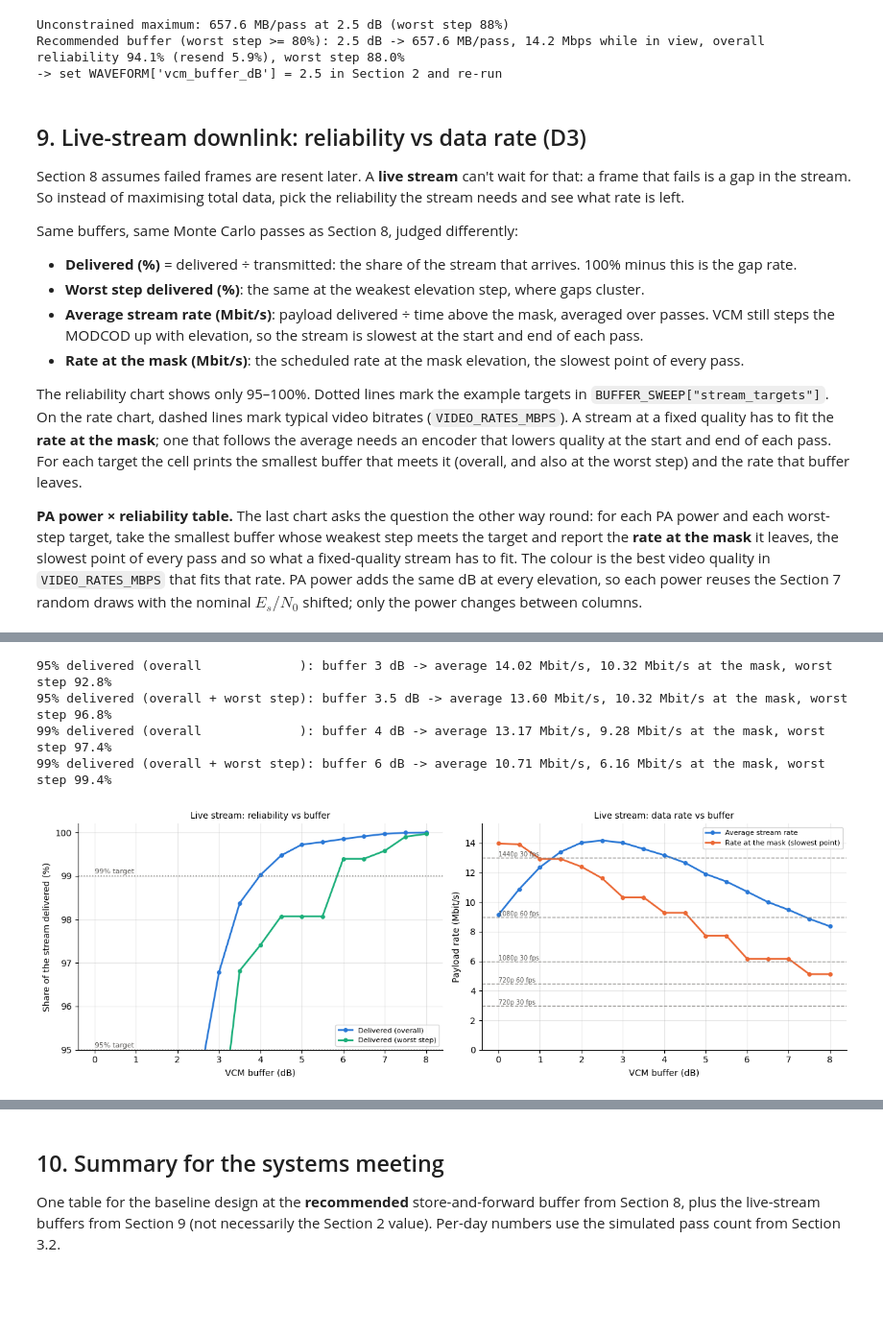
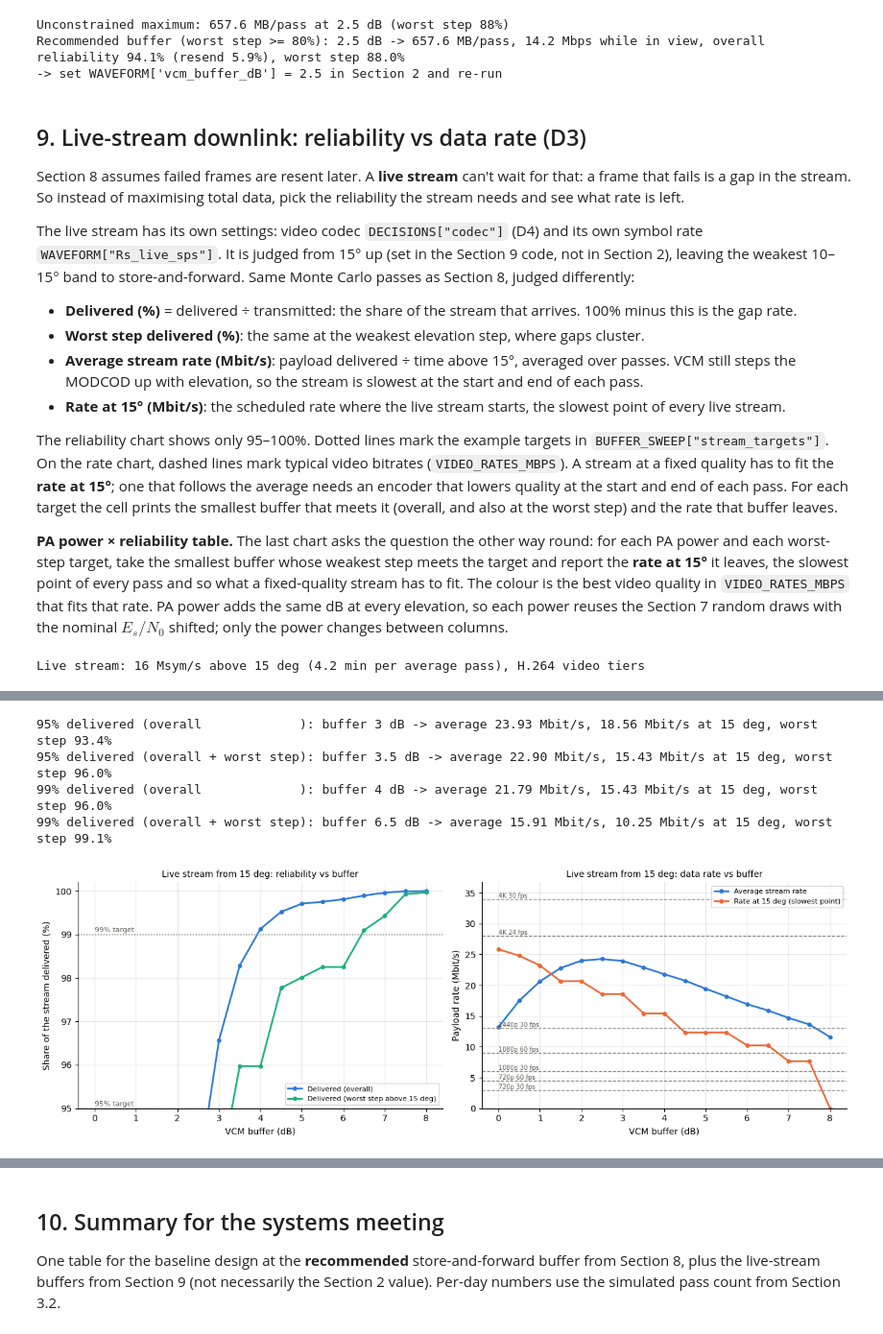
Before and after one commit to stanford-ssi/sats-monorepo, a Jupyter notebook: ground_station/Ground_Station_Link_Budget_v3_full.ipynb, the cells around one changed output, grey strips where cells are left out. Shown at 96% size. Cells and saved outputs as stored; diff of their text form; code cells hidden in the pictures; blank space fills up the shorter version.

```diff
--- a/ground_station/Ground_Station_Link_Budget_v3_full.ipynb
+++ b/ground_station/Ground_Station_Link_Budget_v3_full.ipynb
@@ -65,10 +66,12 @@ Every number the analysis uses lives here. To try a different scenario, edit a v
 # %%
 # Labels: (FIXED | ASSUMED | TBC, who to ask). "src:" is the one <parent folder>/<file> in the Project Janus drive behind the number (SYSTEMS PRESENTATIONS first).
 
-# ---- DECISIONS: baseline choice for D1; every section uses it, Section 6 sweeps alternatives ----
+# ---- DECISIONS: baseline choices for D1 and D4; Section 6 sweeps D1, Section 9 uses D4 ----
 DECISIONS = dict(
     pa_out_W = 1.5,     # (TBC, TT&C) D1: satellite PA RF output [W]. 1.5-2 W planned; S-band TX draws ~14 W DC at 2 W.
                         #   src: SYSTEMS PRESENTATIONS/SM-000004 [Systems Meeting 10_26 Slides].pptx, slide 34
+    codec    = "H.264", # (TBC, Unknown) D4: live-stream video codec, "H.264" or "H.265". H.265 needs ~half the bitrate but a
+                        #   hardware HEVC encoder on the payload processor (the CM5 has a decoder only).
 )
 
 # ---- SAT_S: satellite transmitter hardware (PA to antenna) and pointing ----
@@ -104,7 +107,8 @@ GS_S = dict(
 
 # ---- WAVEFORM: how bits are sent (DVB-S2 settings, VCM table, packet format) ----
 WAVEFORM = dict(
-    Rs_sps         = 8e6,    # (ASSUMED, Joel) fixed symbol rate, ~9.6 MHz occupied
+    Rs_sps         = 8e6,    # (ASSUMED, Joel) store-and-forward symbol rate, ~9.6 MHz occupied
+    Rs_live_sps    = 16e6,   # (TBC, Joel) live-stream symbol rate, ~19.2 MHz occupied; Section 9
     include_8psk   = True,   # (ASSUMED, Joel) False = QPSK-only VCM table
     impl_loss_dB   = 1.5,    # (TBC, TT&C) modem loss vs ideal DVB-S2 thresholds
     impl_extra_dB  = {"8PSK": 0.5},  # (TBC, TT&C) extra loss when using 8PSK: more sensitive to phase noise
@@ -160,15 +164,19 @@ BUFFER_SWEEP = dict(
 )
 
 # ---- VIDEO_RATES_MBPS: reference video bitrates drawn on the Section 9 rate chart [Mbit/s] ----
-# Typical H.264 live-streaming bitrates (YouTube / Twitch encoder guidance). H.265 needs roughly half.
+# Typical H.264 live-streaming bitrates (YouTube / Twitch encoder guidance), scaled for the codec in DECISIONS["codec"].
 # Detailed, fast-moving scenes (e.g. Earth from orbit) need the top of each range or more.
-VIDEO_RATES_MBPS = {     # (ASSUMED, Unknown)
+CODEC_FACTOR = {"H.264": 1.0, "H.265": 0.5}   # (ASSUMED, Unknown) H.265 needs roughly half the H.264 bitrate
+VIDEO_RATES_H264_MBPS = {     # (ASSUMED, Unknown)
     "720p 30 fps":  3.0,
     "720p 60 fps":  4.5,
     "1080p 30 fps": 6.0,
     "1080p 60 fps": 9.0,
     "1440p 30 fps": 13.0,
+    "4K 24 fps":    28.0,     # (ASSUMED, Unknown) 4K 30 fps scaled by ~0.85 for the lower frame rate
+    "4K 30 fps":    34.0,     # (ASSUMED, Unknown) top of the YouTube 2160p 30 fps live range (13-34 Mbit/s)
 }
+VIDEO_RATES_MBPS = {k: v*CODEC_FACTOR[DECISIONS["codec"]] for k, v in VIDEO_RATES_H264_MBPS.items()}
 
 # ---- Simulation settings (resolution only, not physics) ----
 SIM_DAYS = 30     # days of orbit simulated to collect passes over the GS (Section 3.2)
@@ -921,21 +950,27 @@ Recommended buffer (worst step >= 80%): 2.5 dB -> 657.6 MB/pass, 14.2 Mbps while
 ## 9. Live-stream downlink: reliability vs data rate (D3)
 Section 8 assumes failed frames are resent later. A **live stream** can't wait for that: a frame that fails is a gap in the stream. So instead of maximising total data, pick the reliability the stream needs and see what rate is left.
 
-Same buffers, same Monte Carlo passes as Section 8, judged differently:
+The live stream has its own settings: video codec `DECISIONS["codec"]` (D4) and its own symbol rate `WAVEFORM["Rs_live_sps"]`. It is judged from 15° up (set in the Section 9 code, not in Section 2), leaving the weakest 10–15° band to store-and-forward. Same Monte Carlo passes as Section 8, judged differently:
 - **Delivered (%)** = delivered ÷ transmitted: the share of the stream that arrives. 100% minus this is the gap rate.
 - **Worst step delivered (%)**: the same at the weakest elevation step, where gaps cluster.
-- **Average stream rate (Mbit/s)**: payload delivered ÷ time above the mask, averaged over passes. VCM still steps the MODCOD up with elevation, so the stream is slowest at the start and end of each pass.
-- **Rate at the mask (Mbit/s)**: the scheduled rate at the mask elevation, the slowest point of every pass.
+- **Average stream rate (Mbit/s)**: payload delivered ÷ time above 15°, averaged over passes. VCM still steps the MODCOD up with elevation, so the stream is slowest at the start and end of each pass.
+- **Rate at 15° (Mbit/s)**: the scheduled rate where the live stream starts, the slowest point of every live stream.
 
-The reliability chart shows only 95–100%. Dotted lines mark the example targets in `BUFFER_SWEEP["stream_targets"]`. On the rate chart, dashed lines mark typical video bitrates (`VIDEO_RATES_MBPS`). A stream at a fixed quality has to fit the **rate at the mask**; one that follows the average needs an encoder that lowers quality at the start and end of each pass. For each target the cell prints the smallest buffer that meets it (overall, and also at the worst step) and the rate that buffer leaves.
+The reliability chart shows only 95–100%. Dotted lines mark the example targets in `BUFFER_SWEEP["stream_targets"]`. On the rate chart, dashed lines mark typical video bitrates (`VIDEO_RATES_MBPS`). A stream at a fixed quality has to fit the **rate at 15°**; one that follows the average needs an encoder that lowers quality at the start and end of each pass. For each target the cell prints the smallest buffer that meets it (overall, and also at the worst step) and the rate that buffer leaves.
 
-**PA power × reliability table.** The last chart asks the question the other way round: for each PA power and each worst-step target, take the smallest buffer whose weakest step meets the target and report the **rate at the mask** it leaves, the slowest point of every pass and so what a fixed-quality stream has to fit. The colour is the best video quality in `VIDEO_RATES_MBPS` that fits that rate. PA power adds the same dB at every elevation, so each power reuses the Section 7 random draws with the nominal $E_s/N_0$ shifted; only the power changes between columns.
+**PA power × reliability table.** The last chart asks the question the other way round: for each PA power and each worst-step target, take the smallest buffer whose weakest step meets the target and report the **rate at 15°** it leaves, the slowest point of every pass and so what a fixed-quality stream has to fit. The colour is the best video quality in `VIDEO_RATES_MBPS` that fits that rate. PA power adds the same dB at every elevation, so each power reuses the Section 7 random draws with the nominal $E_s/N_0$ shifted; only the power changes between columns.
 # %%
-# ---- Live stream: the Section 8 sweep, read as reliability vs rate ----
-pass_time_s = len(SAMPLES)*DT_S/SAMPLES.attrs["n_passes"]          # mean time above the mask per pass [s]
-stream = sweep[["buffer_dB", "overall_rel", "worst_rel", "good_MB"]].copy()
-stream["avg_rate_Mbps"] = stream.good_MB*8/pass_time_s              # delivered payload rate while above the mask
-stream["rate_at_mask_Mbps"] = [RATE_BPS[vcm_schedule(bf)[1][0]]/1e6 for bf in stream.buffer_dB]   # slowest point
+# ---- Live stream: same Monte Carlo draws, at the live-stream symbol rate, judged from 15 deg up ----
+LIVE_RS = WAVEFORM["Rs_live_sps"]
+LIVE_EL = 15.0      # the live stream is judged from this elevation up; the weakest 10-15 deg band is left to store-and-forward
+s_live, d_live, k_live = scenario(Rs=LIVE_RS, min_el_deg=LIVE_EL)
+pass_time_s = len(s_live)*DT_S/s_live.attrs["n_passes"]             # mean live time per pass [s]
+stream = pd.DataFrame([dict(buffer_dB=bf, overall_rel=r["overall_rel"], worst_rel=r["worst_rel"], good_MB=r["good_MB"]*k_live)
+                       for bf in BUFFER_SWEEP["buffers_dB"] for r in [evaluate_buffer(s_live, bf, design=d_live)]])
+stream["avg_rate_Mbps"] = stream.good_MB*8/pass_time_s              # delivered payload rate while live
+stream["rate_at_mask_Mbps"] = [sched_rate_at(LIVE_EL, bf, d_live, k_live)/1e6 for bf in stream.buffer_dB]   # slowest point
+print(f"Live stream: {LIVE_RS/1e6:g} Msym/s above {LIVE_EL:g} deg ({pass_time_s/60:.1f} min per average pass), "
+      f"{DECISIONS['codec']} video tiers")
 
 display(stream.assign(delivered_pct=100*stream.overall_rel, worst_step_pct=100*stream.worst_rel)
               [["buffer_dB", "delivered_pct", "worst_step_pct", "avg_rate_Mbps", "rate_at_mask_Mbps"]]
@@ -950,30 +985,31 @@ for target in BUFFER_SWEEP["stream_targets"]:
             row = stream[ok].iloc[0]                                     # buffers are sorted, so the first is the smallest
             STREAM_PICKS[(target, label)] = row
             print(f"{target:.0%} delivered ({label:20s}): buffer {row.buffer_dB:g} dB -> average {row.avg_rate_Mbps:.2f} Mbit/s, "
-                  f"{row.rate_at_mask_Mbps:.2f} Mbit/s at the mask, worst step {row.worst_rel:.1%}")
+                  f"{row.rate_at_mask_Mbps:.2f} Mbit/s at {LIVE_EL:g} deg, worst step {row.worst_rel:.1%}")
         else:
             print(f"{target:.0%} delivered ({label}): not reached in the sweep; widen BUFFER_SWEEP['buffers_dB']")
 
 fig, (ax1, ax2) = plt.subplots(1, 2, figsize=(13, 4.5))
 # Left: how reliability rises with the buffer
 ax1.plot(stream.buffer_dB, 100*stream.overall_rel, color=SERIES[0], marker="o", ms=4, label="Delivered (overall)")
-ax1.plot(stream.buffer_dB, 100*stream.worst_rel, color=SERIES[2], marker="o", ms=4, label="Delivered (worst step)")
+ax1.plot(stream.buffer_dB, 100*stream.worst_rel, color=SERIES[2], marker="o", ms=4, label=f"Delivered (worst step above {LIVE_EL:g} deg)")
 for target in BUFFER_SWEEP["stream_targets"]:
     ax1.axhline(100*target, color=REF_GREY, ls=":", lw=1.2)
     ax1.text(stream.buffer_dB.min(), 100*target + 0.05, f"{target:.0%} target", fontsize=8, color="#52514e")
 ax1.set_ylim(95, 100.2)                                             # only the range that matters for a stream
 ax1.set_xlabel("VCM buffer (dB)"); ax1.set_ylabel("Share of the stream delivered (%)")
-ax1.set_title("Live stream: reliability vs buffer", fontsize=10); ax1.legend(fontsize=8, loc="lower right")
+ax1.set_title(f"Live stream from {LIVE_EL:g} deg: reliability vs buffer", fontsize=10); ax1.legend(fontsize=8, loc="lower right")
 # Right: what that costs in rate
 ax2.plot(stream.buffer_dB, stream.avg_rate_Mbps, color=SERIES[0], marker="o", ms=4, label="Average stream rate")
-ax2.plot(stream.buffer_dB, stream.rate_at_mask_Mbps, color=SERIES[1], marker="o", ms=4, label="Rate at the mask (slowest point)")
+ax2.plot(stream.buffer_dB, stream.rate_at_mask_Mbps, color=SERIES[1], marker="o", ms=4, label=f"Rate at {LIVE_EL:g} deg (slowest point)")
 for k, (name, mbps) in enumerate(VIDEO_RATES_MBPS.items()):         # what each rate means as video
     ax2.axhline(mbps, color=REF_GREY, ls="--", lw=1.0)
     ax2.text(stream.buffer_dB.min(), mbps, name, va="bottom", fontsize=7, color="#52514e")
 ax2.set_ylim(0, max(stream.avg_rate_Mbps.max(), stream.rate_at_mask_Mbps.max(), max(VIDEO_RATES_MBPS.values()))*1.08)
 ax2.set_xlabel("VCM buffer (dB)"); ax2.set_ylabel("Payload rate (Mbit/s)")
-ax2.set_title("Live stream: data rate vs buffer", fontsize=10); ax2.legend(fontsize=8)
+ax2.set_title(f"Live stream from {LIVE_EL:g} deg: data rate vs buffer", fontsize=10); ax2.legend(fontsize=8)
 plt.tight_layout(); plt.show()
 # %% [output]
+Live stream: 16 Msym/s above 15 deg (4.2 min per average pass), H.264 video tiers
 |  | delivered_pct | worst_step_pct | avg_rate_Mbps | rate_at_mask_Mbps |
 | buffer_dB |  |  |  |  |
@@ -997,6 +1033,6 @@ plt.tight_layout(); plt.show()
-95% delivered (overall             ): buffer 3 dB -> average 14.02 Mbit/s, 10.32 Mbit/s at the mask, worst step 92.8%
-95% delivered (overall + worst step): buffer 3.5 dB -> average 13.60 Mbit/s, 10.32 Mbit/s at the mask, worst step 96.8%
-99% delivered (overall             ): buffer 4 dB -> average 13.17 Mbit/s, 9.28 Mbit/s at the mask, worst step 97.4%
-99% delivered (overall + worst step): buffer 6 dB -> average 10.71 Mbit/s, 6.16 Mbit/s at the mask, worst step 99.4%
+95% delivered (overall             ): buffer 3 dB -> average 23.93 Mbit/s, 18.56 Mbit/s at 15 deg, worst step 93.4%
+95% delivered (overall + worst step): buffer 3.5 dB -> average 22.90 Mbit/s, 15.43 Mbit/s at 15 deg, worst step 96.0%
+99% delivered (overall             ): buffer 4 dB -> average 21.79 Mbit/s, 15.43 Mbit/s at 15 deg, worst step 96.0%
+99% delivered (overall + worst step): buffer 6.5 dB -> average 15.91 Mbit/s, 10.25 Mbit/s at 15 deg, worst step 99.1%
-[figure, old version]
+[figure, new version]
 # %%
```
Also changed, not shown: parts of 5 cells of this notebook.
